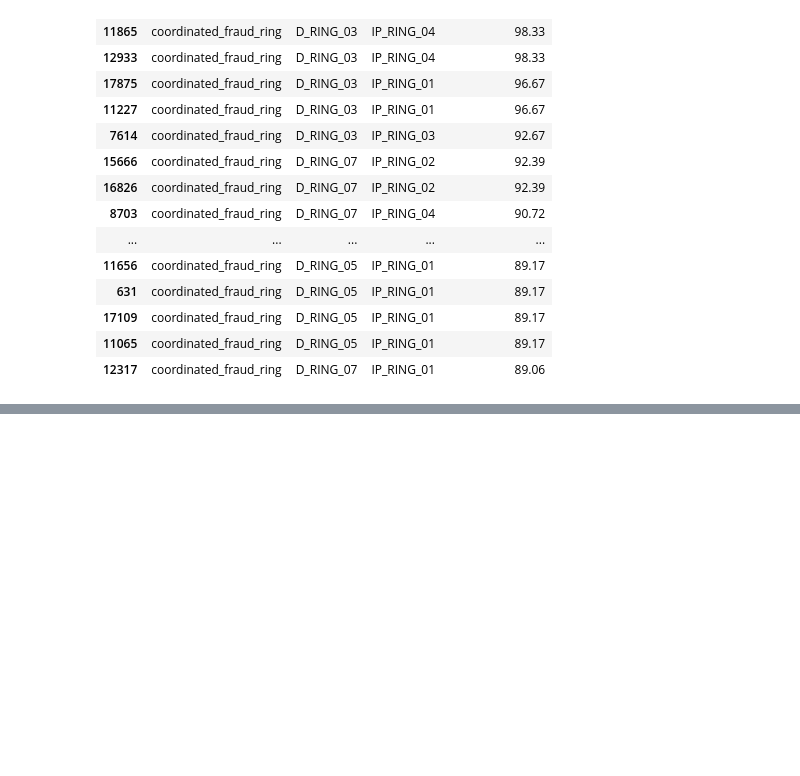
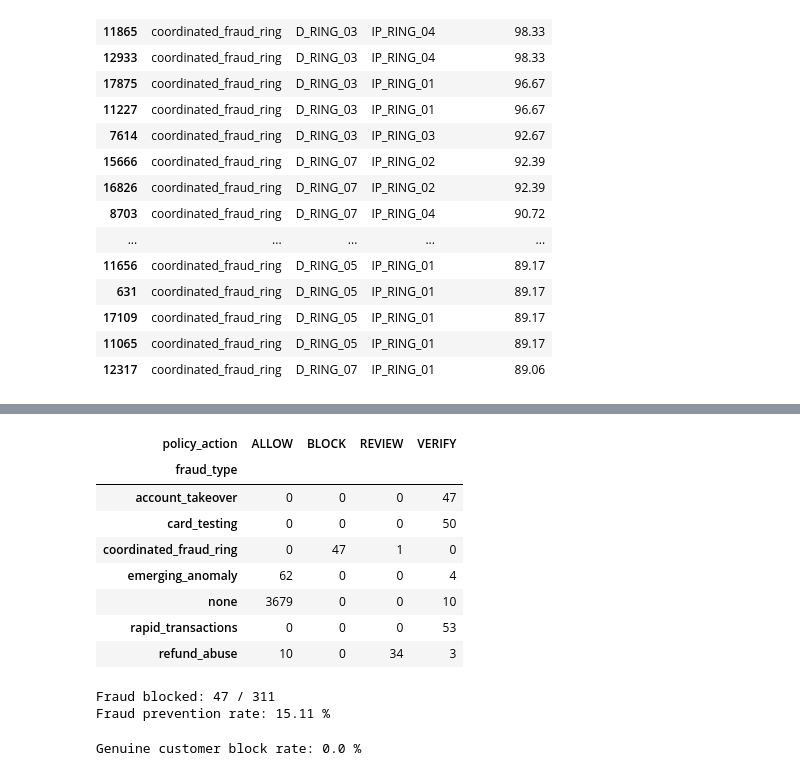
Before and after one commit to Mahakchoudhari/RazorAttack_Lab, a Jupyter notebook: notebooks/Model_01.ipynb, the cells around one changed output, grey strips where cells are left out. Cells and saved outputs as stored; diff of their text form; code cells hidden in the pictures; blank space fills up the shorter version.

```diff
--- a/notebooks/Model_01.ipynb
+++ b/notebooks/Model_01.ipynb
@@ -1584,0 +1842,67 @@ test_results[
+# %%
+test_results["policy_action"] = (
+    test_results.apply(policy_decision, axis=1)
+)
+# %%
+pd.crosstab(
+    test_results["fraud_type"],
+    test_results["policy_action"]
+)
+# %% [output]
+| policy_action | ALLOW | BLOCK | REVIEW | VERIFY |
+| fraud_type |  |  |  |  |
+| account_takeover | 0 | 0 | 0 | 47 |
+| card_testing | 0 | 0 | 0 | 50 |
+| coordinated_fraud_ring | 0 | 47 | 1 | 0 |
+| emerging_anomaly | 62 | 0 | 0 | 4 |
+| none | 3679 | 0 | 0 | 10 |
+| rapid_transactions | 0 | 0 | 0 | 53 |
+| refund_abuse | 10 | 0 | 34 | 3 |
+# %%
+fraud_blocked = (
+    (test_results["is_fraud"] == 1) &
+    (test_results["policy_action"] == "BLOCK")
+).sum()
+
+total_fraud = (
+    test_results["is_fraud"] == 1
+).sum()
+
+print(
+    "Fraud blocked:",
+    fraud_blocked,
+    "/",
+    total_fraud
+)
+
+print(
+    "Fraud prevention rate:",
+    round(
+        fraud_blocked / total_fraud * 100,
+        2
+    ),
+    "%"
+)
+# %% [output]
+Fraud blocked: 47 / 311
+Fraud prevention rate: 15.11 %
+# %%
+genuine_blocked = (
+    (test_results["is_fraud"] == 0) &
+    (test_results["policy_action"] == "BLOCK")
+).sum()
+
+total_genuine = (
+    test_results["is_fraud"] == 0
+).sum()
+
+print(
+    "Genuine customer block rate:",
+    round(
+        genuine_blocked / total_genuine * 100,
+        2
+    ),
+    "%"
+)
+# %% [output]
+Genuine customer block rate: 0.0 %
```
Also changed, not shown: parts of 18 cells of this notebook.
